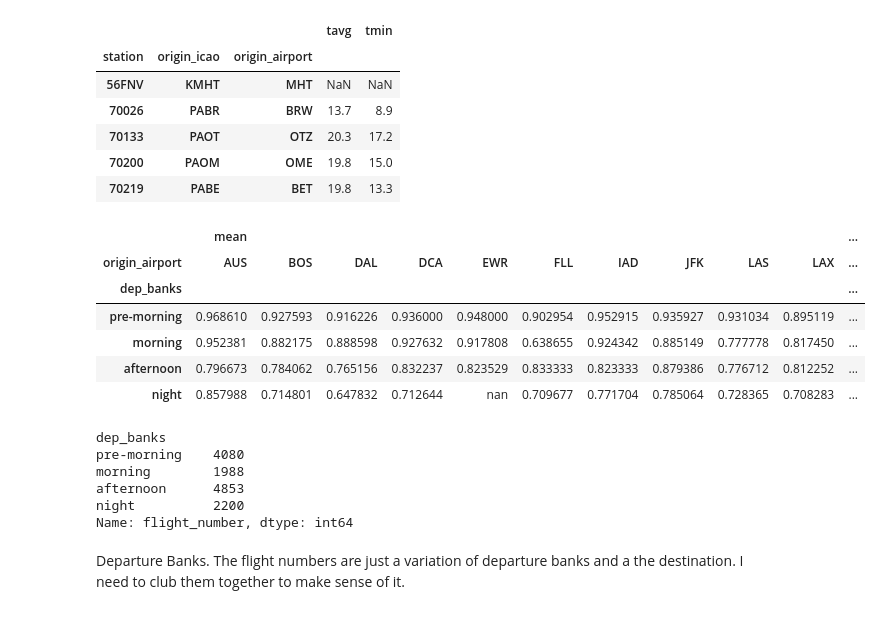
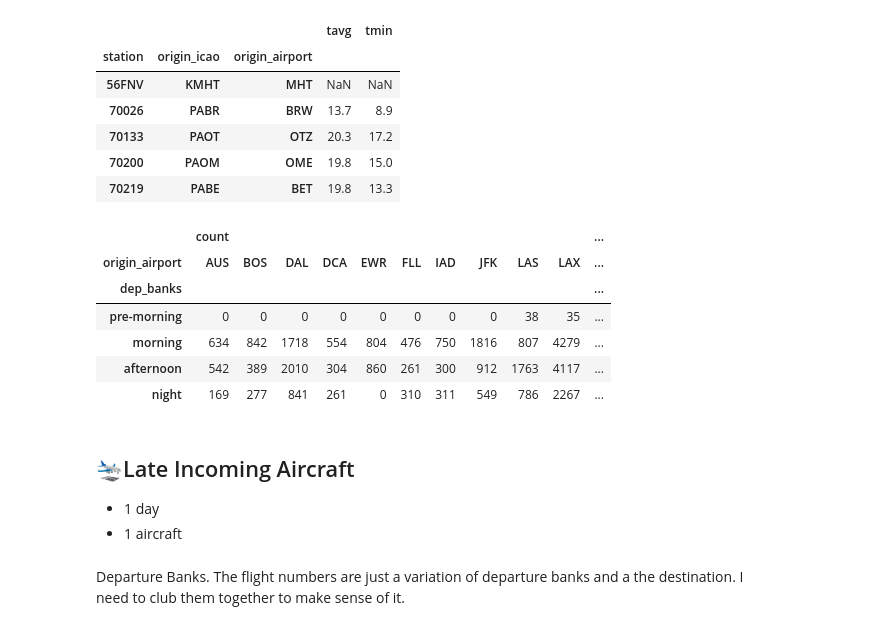
Before and after one commit to cmd-master/airline, a Jupyter notebook: airline-delays.ipynb, the cells around one changed output. Cells and saved outputs as stored; diff of their text form; code cells hidden in the pictures.

```diff
--- a/airline-delays.ipynb
+++ b/airline-delays.ipynb
@@ -174,8 +174,10 @@ def convertUTC(a):
     a['std_z_date'] = pd.to_datetime(a['std_z_date_time'].dt.date)
 
     a['dep_banks'] = pd.cut(a['std_ls_date_time'].dt.hour
-                            , bins=[0, 9, 12, 17, 20]
-                            , labels=['pre-morning', 'morning', 'afternoon', 'night'])
+                         , bins=[0, 7, 12, 18, 24]
+                         , right=False
+                         , labels=['pre-morning', 'morning', 'afternoon', 'night'])
+
 
     return a
 
@@ -186,6 +188,7 @@ def getWeather(a):
     a.loc[a['origin_airport'] == 'LAW', 'origin_icao'] = 'KFSI'
 
     a['station'] = a['origin_icao'].map(wstation['id'])
+    a['station'] = a['origin_icao'].map(wstation['id'])
 
     h = Daily(list(set(a['station'].values))).fetch()
     h.index.names = ['station', 'std_z_date']
@@ -208,6 +211,9 @@ df = getWeather(df)
 df.drop(['orig_timezone', 'dest_timezone'], axis=1, inplace=True) ## Drop these before to_parquet.
 
 # df.to_parquet('df.parquet', engine='pyarrow')
+# %%
+# Temporary
+df['airport_delay'] = df.groupby(['origin_airport', 'dep_banks'])['departure_delay'].transform(lambda x: x.sum())
 # %%
 ### Organize
 dly = [x for x in df.columns if 'delay' in x]
@@ -312,36 +319,29 @@ g.head()
 # %%
 g = train
 
 # g = g.groupby(['origin_airport', g['std_ls_date_time'].dt.hour])
 # g = g.agg({
 #     'otp_dep15': ['mean', 'count', 'sum']
 #     , 'cancelled': ['sum']
 # })
 
 g = g.pivot_table(values = 'otp_dep15'
               , index=g['dep_banks']
               , columns='origin_airport'
-              , aggfunc=['mean'])
+              , aggfunc=['count'])
 g.style.background_gradient('Reds', axis=None)
 # %% [output]
-|  | mean |  |  |  |  |  |  |  |  |  | ... |
+|  | count |  |  |  |  |  |  |  |  |  | ... |
 | origin_airport | AUS | BOS | DAL | DCA | EWR | FLL | IAD | JFK | LAS | LAX | ... |
 | dep_banks |  |  |  |  |  |  |  |  |  |  | ... |
-| pre-morning | 0.968610 | 0.927593 | 0.916226 | 0.936000 | 0.948000 | 0.902954 | 0.952915 | 0.935927 | 0.931034 | 0.895119 | ... |
-| morning | 0.952381 | 0.882175 | 0.888598 | 0.927632 | 0.917808 | 0.638655 | 0.924342 | 0.885149 | 0.777778 | 0.817450 | ... |
-| afternoon | 0.796673 | 0.784062 | 0.765156 | 0.832237 | 0.823529 | 0.833333 | 0.823333 | 0.879386 | 0.776712 | 0.812252 | ... |
-| night | 0.857988 | 0.714801 | 0.647832 | 0.712644 | nan | 0.709677 | 0.771704 | 0.785064 | 0.728365 | 0.708283 | ... |
+| pre-morning | 0 | 0 | 0 | 0 | 0 | 0 | 0 | 0 | 38 | 35 | ... |
+| morning | 634 | 842 | 1718 | 554 | 804 | 476 | 750 | 1816 | 807 | 4279 | ... |
+| afternoon | 542 | 389 | 2010 | 304 | 860 | 261 | 300 | 912 | 1763 | 4117 | ... |
+| night | 169 | 277 | 841 | 261 | 0 | 310 | 311 | 549 | 786 | 2267 | ... |
-# %%
-g = train
-g = g.query('origin_airport == "SFO"')
-g.groupby([g['dep_banks']])['flight_number'].count()
-# %% [output]
-dep_banks
-pre-morning    4080
-morning        1988
-afternoon      4853
-night          2200
-Name: flight_number, dtype: int64
+# %% [markdown]
+## 🛬Late Incoming Aircraft
+- 1 day
+- 1 aircraft
 # %% [markdown]
 Departure Banks.
 The flight numbers are just a variation of departure banks and a the destination.
```
Also changed, not shown: parts of 23 cells of this notebook.
